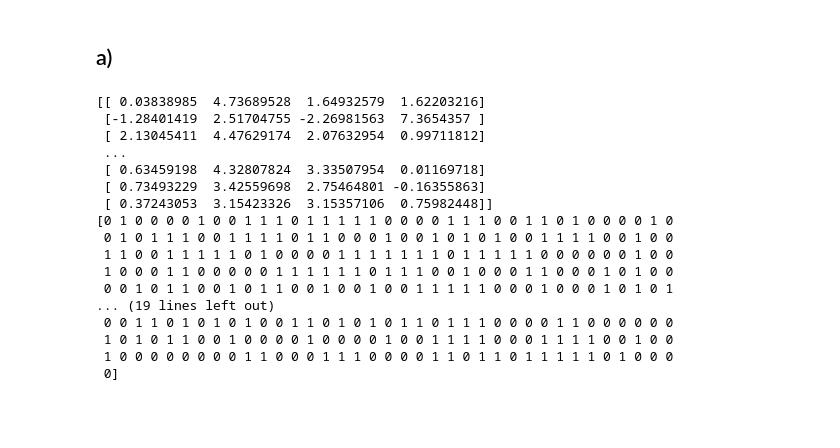
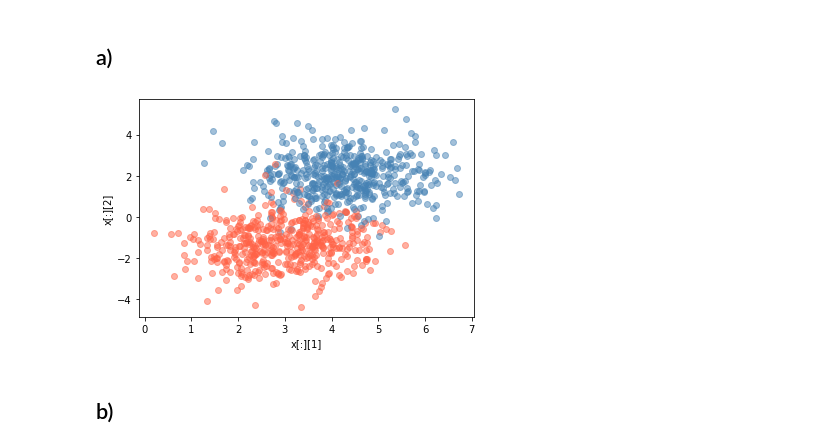
Before and after one commit to ttros/SMD, a Jupyter notebook: 7/exercise_15.ipynb, the cells around one changed output. Drawn from its saved outputs; the diff is of its cells as text; code cells hidden in the pictures; blank space fills up the shorter version.

```diff
--- a/7/exercise_15.ipynb
+++ b/7/exercise_15.ipynb
@@ -5,29 +5,22 @@
 # %%
 from sklearn.datasets import make_blobs
 import matplotlib.pyplot as plt
 
-x, y = make_blobs(n_samples=1000, centers=2, n_features=4, random_state=0)
+x, group = make_blobs(n_samples=1000, centers=2, n_features=4, random_state=0)
 
-print(x)
-print(y)
+# scatter plot for x_1 and x_2
+for i in range(len(x)):
+    if group[i] == 0:
+        plt.scatter(x[i,1], x[i,2], c='steelblue', alpha=0.5)
+    else:
+        plt.scatter(x[i,1], x[i,2], c='tomato', alpha=0.5)
 
-#plt.scatter(x,y)
+plt.xlabel('x[:][1]')
+plt.ylabel('x[:][2]')
+
+plt.show()
 # %% [output]
-[[ 0.03838985  4.73689528  1.64932579  1.62203216]
- [-1.28401419  2.51704755 -2.26981563  7.3654357 ]
- [ 2.13045411  4.47629174  2.07632954  0.99711812]
- ...
- [ 0.63459198  4.32807824  3.33507954  0.01169718]
- [ 0.73493229  3.42559698  2.75464801 -0.16355863]
- [ 0.37243053  3.15423326  3.15357106  0.75982448]]
-[0 1 0 0 0 0 1 0 0 1 1 1 0 1 1 1 1 1 0 0 0 0 1 1 1 0 0 1 1 0 1 0 0 0 0 1 0
- 0 1 0 1 1 1 0 0 1 1 1 1 0 1 1 0 0 0 1 0 0 1 0 1 0 1 0 0 1 1 1 1 0 0 1 0 0
- 1 1 0 0 1 1 1 1 1 0 1 0 0 0 0 1 1 1 1 1 1 1 0 1 1 1 1 1 0 0 0 0 0 0 1 0 0
- 1 0 0 0 1 1 0 0 0 0 0 1 1 1 1 1 1 0 1 1 1 0 0 1 0 0 0 1 1 0 0 0 1 0 1 0 0
- 0 0 1 0 1 1 0 0 1 0 1 1 0 0 1 0 0 1 0 0 1 1 1 1 1 0 0 0 1 0 0 0 1 0 1 0 1
-... (19 lines left out)
- 0 0 1 1 0 1 0 1 0 1 0 0 1 1 0 1 0 1 0 1 1 0 1 1 1 0 0 0 0 1 1 0 0 0 0 0 0
- 1 0 1 0 1 1 0 0 1 0 0 0 0 1 0 0 0 0 1 0 0 1 1 1 1 0 0 0 1 1 1 1 0 0 1 0 0
- 1 0 0 0 0 0 0 0 0 1 1 0 0 0 1 1 1 0 0 0 0 1 1 0 1 1 0 1 1 1 1 1 0 1 0 0 0
- 0]
+[figure, added]
+# %% [markdown]
+## b)
 # %%
```
Also changed, not shown: parts of 5 cells of this notebook.
